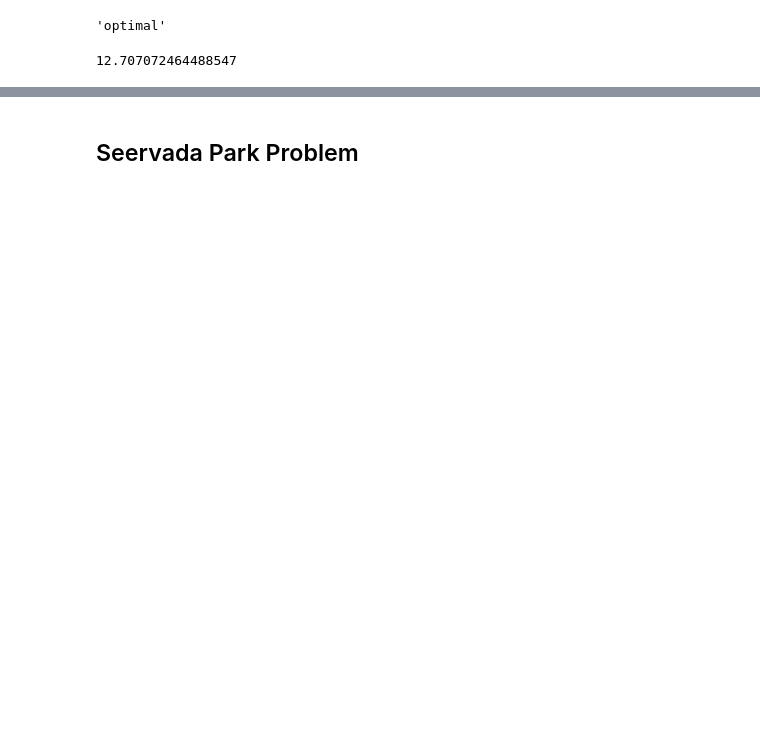
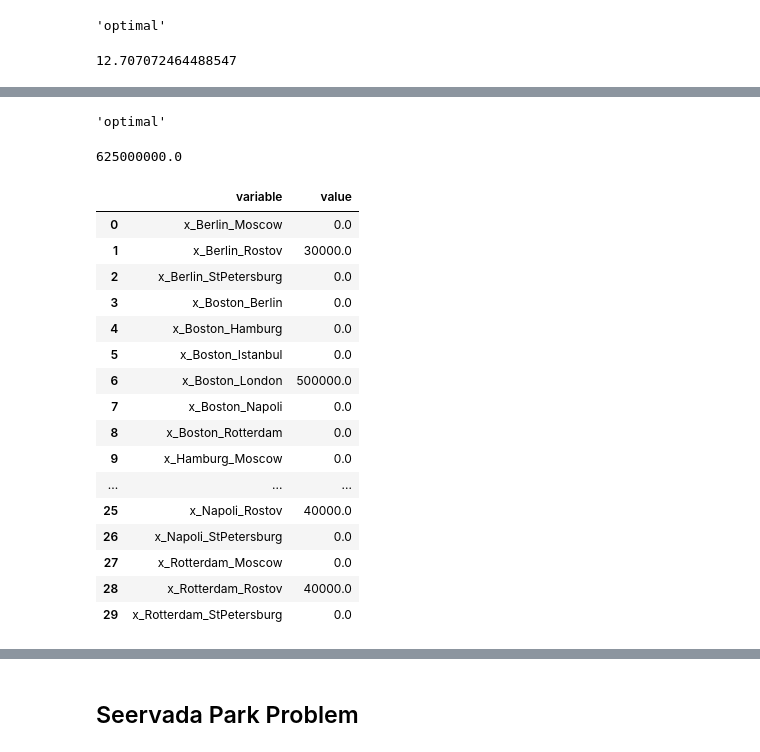
Before and after one commit to ayusbhar2/optimization, a Jupyter notebook: examples/network_optimization/network_optimization.ipynb, the cells around one changed output, grey strips where cells are left out. Drawn from its saved outputs; the diff is of its cells as text; code cells hidden in the pictures; blank space fills up the shorter version.

```diff
--- a/examples/network_optimization/network_optimization.ipynb
+++ b/examples/network_optimization/network_optimization.ipynb
@@ -370,0 +585,11 @@ On the other hand, Dijkstra's shortest path algorithm has a running time of $O(M
+# %%
+# Variables
+
+variables = []
+for edge in graph.edges:
+    exec('x_{s}_{t} = cp.Variable(1, nonneg=True, name="x_{s}_{t}")'.format(
+        s=edge.source.name, t=edge.target.name))
+    exec('variables.append(x_{s}_{t})'.format(
+        s=edge.source.name, t=edge.target.name))
+
+[v.name() for v in variables]
@@ -370,0 +614,8 @@ On the other hand, Dijkstra's shortest path algorithm has a running time of $O(M
+# %%
+# Objective
+
+obj_str = ''
+for edge in graph.edges:
+    obj_str += '+ edge.cost_per_ton * x_{s}_{t}'.format(s=edge.source.name, t=edge.target.name)
+
+exec('obj_min_cost_flow = cp.Minimize({})'.format(obj_str))
@@ -370,0 +693,5 @@ On the other hand, Dijkstra's shortest path algorithm has a running time of $O(M
+# %%
+# Model
+
+prob_min_cost_flow = cp.Problem(obj_min_cost_flow, node_flow_constraints + capacity_constraints)
+prob_min_cost_flow.solve(solver=cp.GLPK, verbose=True)
@@ -370,0 +717,30 @@ On the other hand, Dijkstra's shortest path algorithm has a running time of $O(M
+# %%
+summary = get_result_summary(prob_min_cost_flow)
+# %%
+summary['status']
+# %% [output]
+'optimal'
+# %%
+summary['optimal_value']
+# %% [output]
+625000000.0
+# %%
+prettify(summary['optimal_solution'])
+# %% [output]
+|  | variable | value |
+| 0 | x_Berlin_Moscow | 0.0 |
+| 1 | x_Berlin_Rostov | 30000.0 |
+| 2 | x_Berlin_StPetersburg | 0.0 |
+| 3 | x_Boston_Berlin | 0.0 |
+| 4 | x_Boston_Hamburg | 0.0 |
+| 5 | x_Boston_Istanbul | 0.0 |
+| 6 | x_Boston_London | 500000.0 |
+| 7 | x_Boston_Napoli | 0.0 |
+| 8 | x_Boston_Rotterdam | 0.0 |
+| 9 | x_Hamburg_Moscow | 0.0 |
+| ... | ... | ... |
+| 25 | x_Napoli_Rostov | 40000.0 |
+| 26 | x_Napoli_StPetersburg | 0.0 |
+| 27 | x_Rotterdam_Moscow | 0.0 |
+| 28 | x_Rotterdam_Rostov | 40000.0 |
+| 29 | x_Rotterdam_StPetersburg | 0.0 |
```
Also changed, not shown: parts of 50 cells of this notebook, 3 other files.
